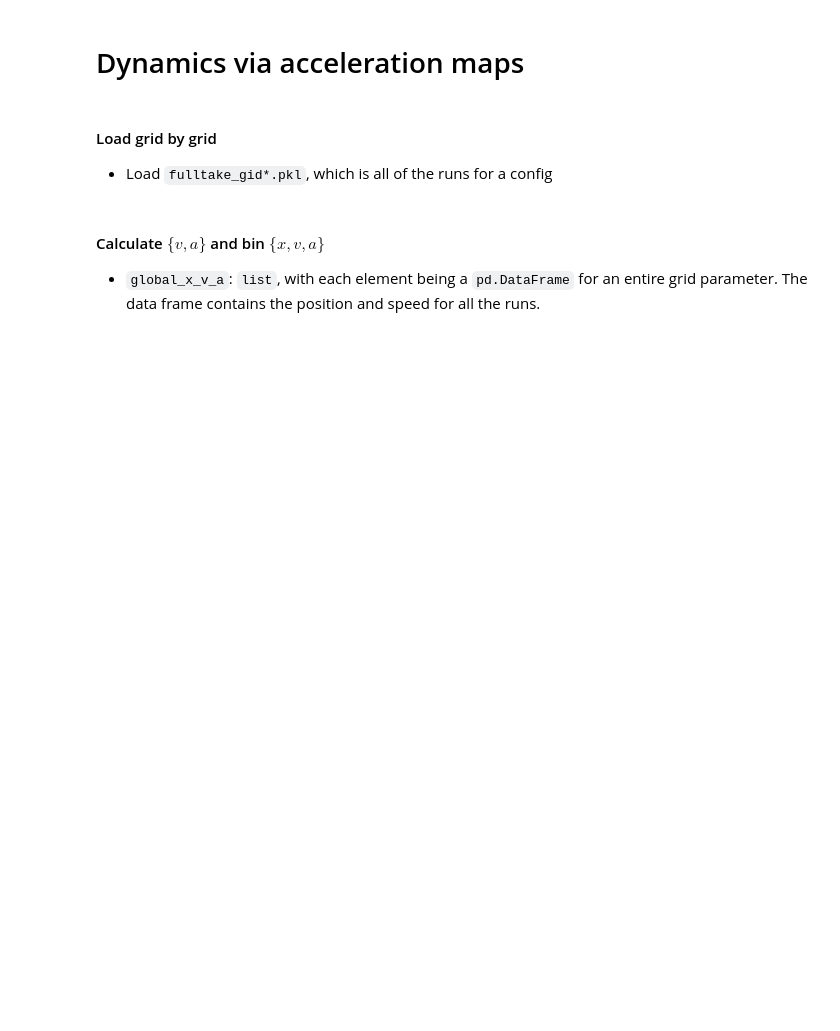
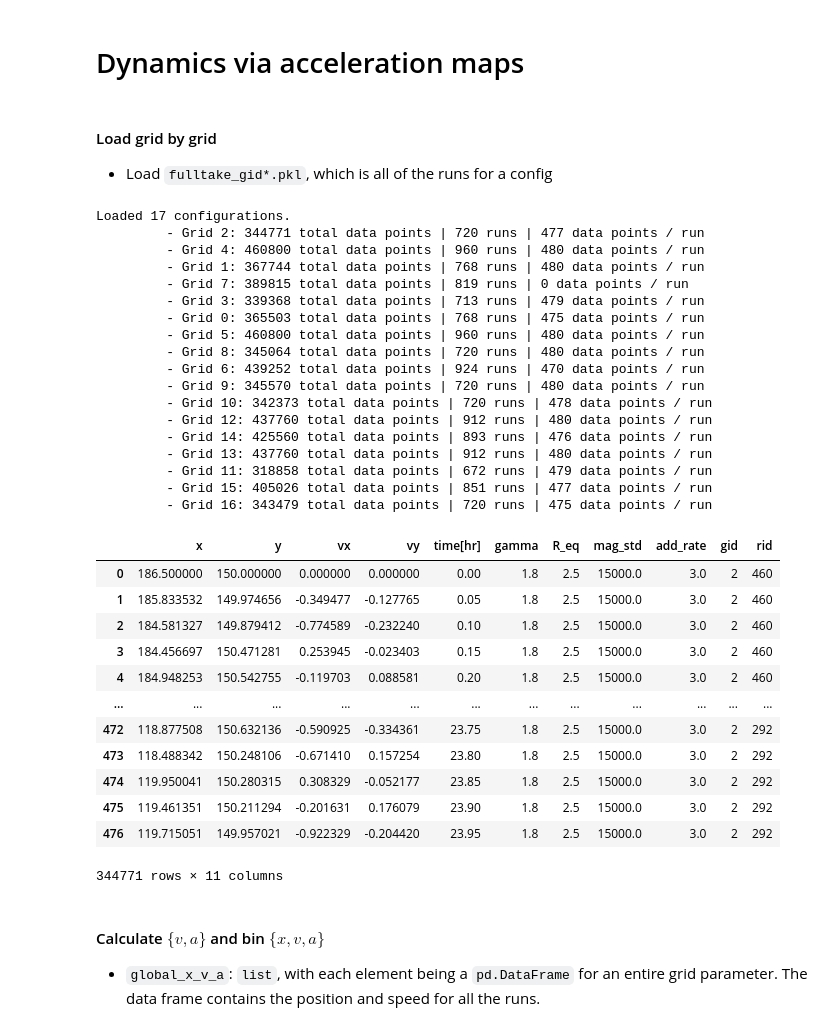
Before and after one commit to pedromzadeh/hopper, a Jupyter notebook: driver/process_sims.ipynb, the cells around one changed output. Saved outputs shown, nothing was run; the diff lists cells and outputs as text; code cells hidden in the pictures; blank space fills up the shorter version.

```diff
--- a/driver/process_sims.ipynb
+++ b/driver/process_sims.ipynb
@@ -18,24 +18,59 @@ min_factor = 8  # conversion to minutes
 # %%
 from glob import glob
 
-files = glob("../_server/fulltake_gid*.pkl")
+files = glob("../_server/sim_data/corners_only_2/fulltake_gid[0-9].pkl")
+files_2 = glob("../_server/sim_data/corners_only_2/fulltake_gid[1][0-6].pkl")
+files.extend(files_2)
+
 data = []
 
 for file in files:
     df = pd.read_pickle(file)
-
+    # df = df.iloc[::2]
     df.x *= mu_factor
     df.y *= mu_factor
     data.append(df)
 
 print(f"Loaded {len(data)} configurations.")
 [
     print(
         f"\t - Grid {df.gid.iloc[0]}: {len(df)} total data points | {len(df.rid.unique())} runs | {len(df[df.rid==0])} data points / run"
     )
     for df in data
 ]
 display(data[0])
+# %% [output]
+Loaded 17 configurations.
+         - Grid 2: 344771 total data points | 720 runs | 477 data points / run
+         - Grid 4: 460800 total data points | 960 runs | 480 data points / run
+         - Grid 1: 367744 total data points | 768 runs | 480 data points / run
+         - Grid 7: 389815 total data points | 819 runs | 0 data points / run
+         - Grid 3: 339368 total data points | 713 runs | 479 data points / run
+         - Grid 0: 365503 total data points | 768 runs | 475 data points / run
+         - Grid 5: 460800 total data points | 960 runs | 480 data points / run
+         - Grid 8: 345064 total data points | 720 runs | 480 data points / run
+         - Grid 6: 439252 total data points | 924 runs | 470 data points / run
+         - Grid 9: 345570 total data points | 720 runs | 480 data points / run
+         - Grid 10: 342373 total data points | 720 runs | 478 data points / run
+         - Grid 12: 437760 total data points | 912 runs | 480 data points / run
+         - Grid 14: 425560 total data points | 893 runs | 476 data points / run
+         - Grid 13: 437760 total data points | 912 runs | 480 data points / run
+         - Grid 11: 318858 total data points | 672 runs | 479 data points / run
+         - Grid 15: 405026 total data points | 851 runs | 477 data points / run
+         - Grid 16: 343479 total data points | 720 runs | 475 data points / run
+|  | x | y | vx | vy | time[hr] | gamma | R_eq | mag_std | add_rate | gid | rid |
+| 0 | 186.500000 | 150.000000 | 0.000000 | 0.000000 | 0.00 | 1.8 | 2.5 | 15000.0 | 3.0 | 2 | 460 |
+| 1 | 185.833532 | 149.974656 | -0.349477 | -0.127765 | 0.05 | 1.8 | 2.5 | 15000.0 | 3.0 | 2 | 460 |
+| 2 | 184.581327 | 149.879412 | -0.774589 | -0.232240 | 0.10 | 1.8 | 2.5 | 15000.0 | 3.0 | 2 | 460 |
+| 3 | 184.456697 | 150.471281 | 0.253945 | -0.023403 | 0.15 | 1.8 | 2.5 | 15000.0 | 3.0 | 2 | 460 |
+| 4 | 184.948253 | 150.542755 | -0.119703 | 0.088581 | 0.20 | 1.8 | 2.5 | 15000.0 | 3.0 | 2 | 460 |
+| ... | ... | ... | ... | ... | ... | ... | ... | ... | ... | ... | ... |
+| 472 | 118.877508 | 150.632136 | -0.590925 | -0.334361 | 23.75 | 1.8 | 2.5 | 15000.0 | 3.0 | 2 | 292 |
+| 473 | 118.488342 | 150.248106 | -0.671410 | 0.157254 | 23.80 | 1.8 | 2.5 | 15000.0 | 3.0 | 2 | 292 |
+| 474 | 119.950041 | 150.280315 | 0.308329 | -0.052177 | 23.85 | 1.8 | 2.5 | 15000.0 | 3.0 | 2 | 292 |
+| 475 | 119.461351 | 150.211294 | -0.201631 | 0.176079 | 23.90 | 1.8 | 2.5 | 15000.0 | 3.0 | 2 | 292 |
+| 476 | 119.715051 | 149.957021 | -0.922329 | -0.204420 | 23.95 | 1.8 | 2.5 | 15000.0 | 3.0 | 2 | 292 |
+344771 rows × 11 columns
 # %% [markdown]
 #### Calculate $\{v, a\}$ and bin $\{x, v, a\}$
 - `global_x_v_a`: `list`, with each element being a `pd.DataFrame` for an entire grid parameter. The data frame contains the position and speed for all the runs.
```
Also changed, not shown: parts of 7 cells of this notebook.
